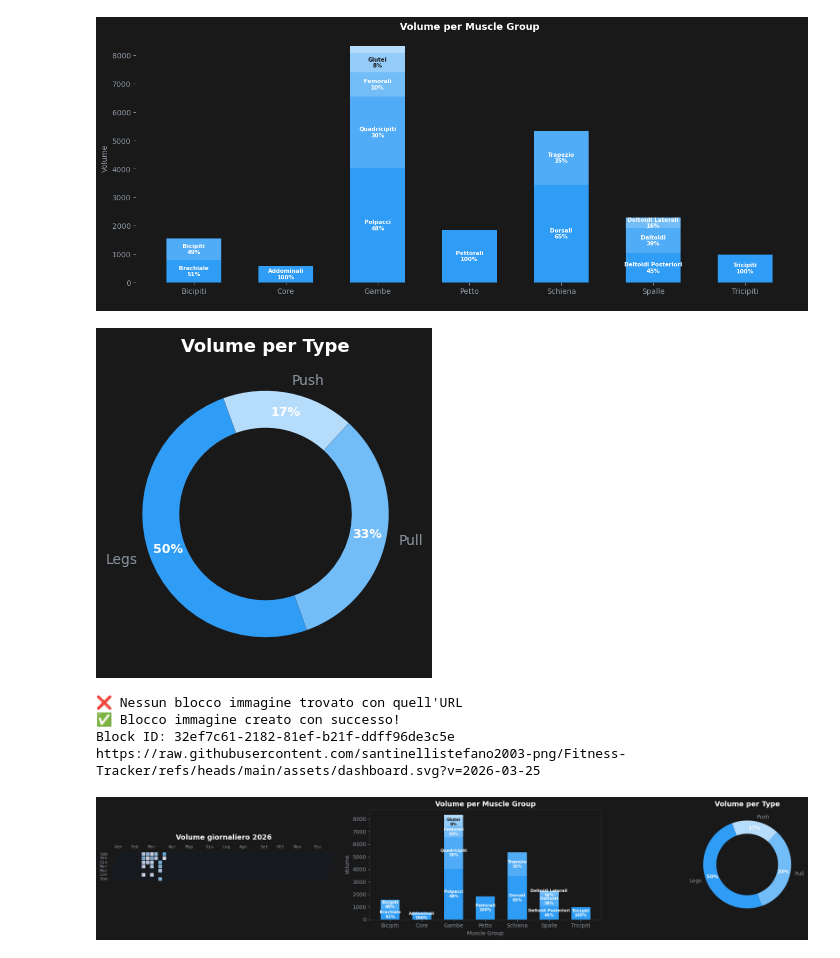
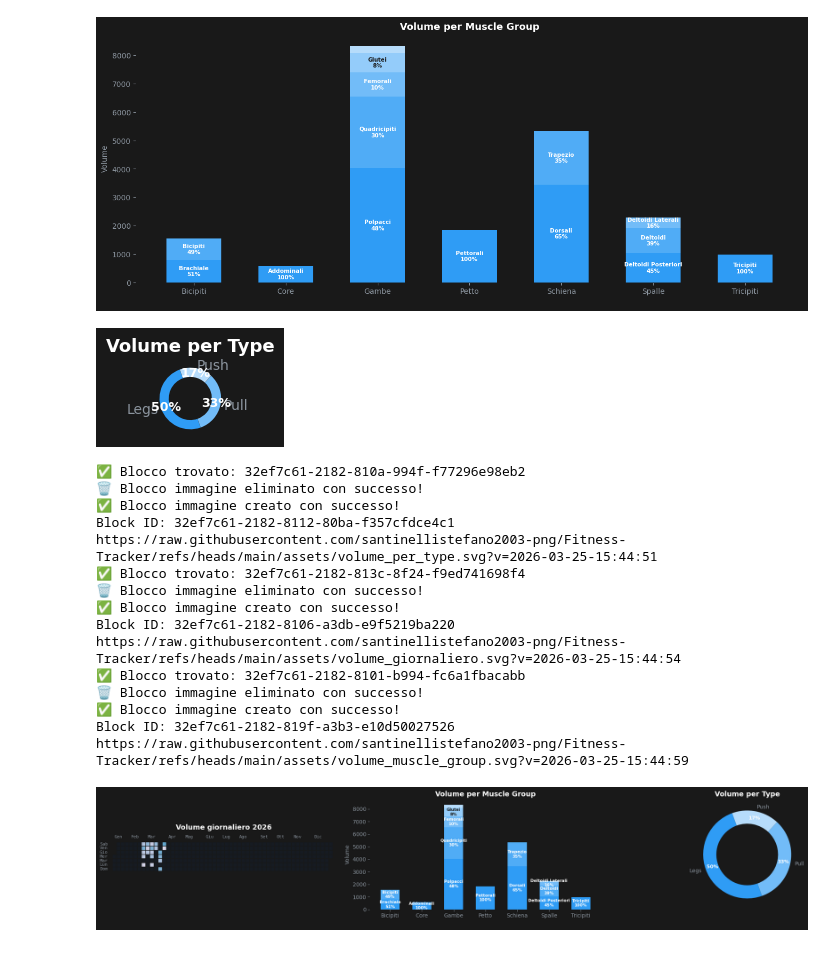
Before and after one commit to santinellistefano2003-png/Fitness-Tracker, a Jupyter notebook: Dashboard Workout.ipynb, the cells around one changed output. Saved outputs shown, nothing was run; the diff lists cells and outputs as text; code cells hidden in the pictures.

```diff
--- a/Dashboard Workout.ipynb
+++ b/Dashboard Workout.ipynb
@@ -306,35 +307,35 @@ def draw_grafico3(ax, df):
     colors = [
         tuple(min(1, c + (0.15 + 0.55 * (i / max(n - 1, 1))) * (1 - c)) for c in mcolors.to_rgb(base_color))
         for i in range(n)
     ]
 
     ax.set_facecolor('#191919')
 
     wedges, texts, autotexts = ax.pie(
         vol_type,
         labels=vol_type.index,
         autopct='%1.0f%%',
         colors=colors,
         pctdistance=0.84,
         wedgeprops=dict(width=0.3),
         startangle=110
     )
 
     for t in texts:
         t.set_color('#8b949e')
         t.set_fontsize(10)
     for at in autotexts:
         at.set_color('white')
         at.set_fontweight('bold')
         at.set_fontsize(9)
 
     ax.set_title('Volume per Type', color='white', fontsize=13, fontweight='bold')
-fig3, ax_s = plt.subplots(figsize=(4, 4))
+fig3, ax_s = plt.subplots(figsize=(3, 3))
 fig3.patch.set_facecolor('#191919')
 draw_grafico3(ax_s, df)
 plt.savefig('assets/volume_per_type.svg', bbox_inches='tight', facecolor='#191919')
 # %% [output]
-[figure, old version]
+[figure, new version]
 # %%
 PAGE_ID = os.getenv("PAGE_ID").strip()
 
@@ -410,13 +411,24 @@ def update_image_block(image_base_url: str) -> None:
     create_image_block(PAGE_ID, image_url)
     print(image_url)
 # %%
-# update_image_block(pie)
-# update_image_block(heatmap)
-# update_image_block(hist)
-update_image_block('https://raw.githubusercontent.com/santinellistefano2003-png/Fitness-Tracker/refs/heads/main/assets/dashboard.svg')
+update_image_block(pie)
+update_image_block(heatmap)
+update_image_block(hist)
+#update_image_block('https://raw.githubusercontent.com/santinellistefano2003-png/Fitness-Tracker/refs/heads/main/assets/dashboard.svg')
 # %% [output]
-❌ Nessun blocco immagine trovato con quell'URL
+✅ Blocco trovato: 32ef7c61-2182-810a-994f-f77296e98eb2
+🗑️ Blocco immagine eliminato con successo!
 ✅ Blocco immagine creato con successo!
-Block ID: 32ef7c61-2182-81ef-b21f-ddff96de3c5e
-https://raw.githubusercontent.com/santinellistefano2003-png/Fitness-Tracker/refs/heads/main/assets/dashboard.svg?v=2026-03-25
+Block ID: 32ef7c61-2182-8112-80ba-f357cfdce4c1
+https://raw.githubusercontent.com/santinellistefano2003-png/Fitness-Tracker/refs/heads/main/assets/volume_per_type.svg?v=2026-03-25-15:44:51
+✅ Blocco trovato: 32ef7c61-2182-813c-8f24-f9ed741698f4
+🗑️ Blocco immagine eliminato con successo!
+✅ Blocco immagine creato con successo!
+Block ID: 32ef7c61-2182-8106-a3db-e9f5219ba220
+https://raw.githubusercontent.com/santinellistefano2003-png/Fitness-Tracker/refs/heads/main/assets/volume_giornaliero.svg?v=2026-03-25-15:44:54
+✅ Blocco trovato: 32ef7c61-2182-8101-b994-fc6a1fbacabb
+🗑️ Blocco immagine eliminato con successo!
+✅ Blocco immagine creato con successo!
+Block ID: 32ef7c61-2182-819f-a3b3-e10d50027526
+https://raw.githubusercontent.com/santinellistefano2003-png/Fitness-Tracker/refs/heads/main/assets/volume_muscle_group.svg?v=2026-03-25-15:44:59
 # %%
```
Also changed, not shown: parts of 4 cells of this notebook, 4 other files.
